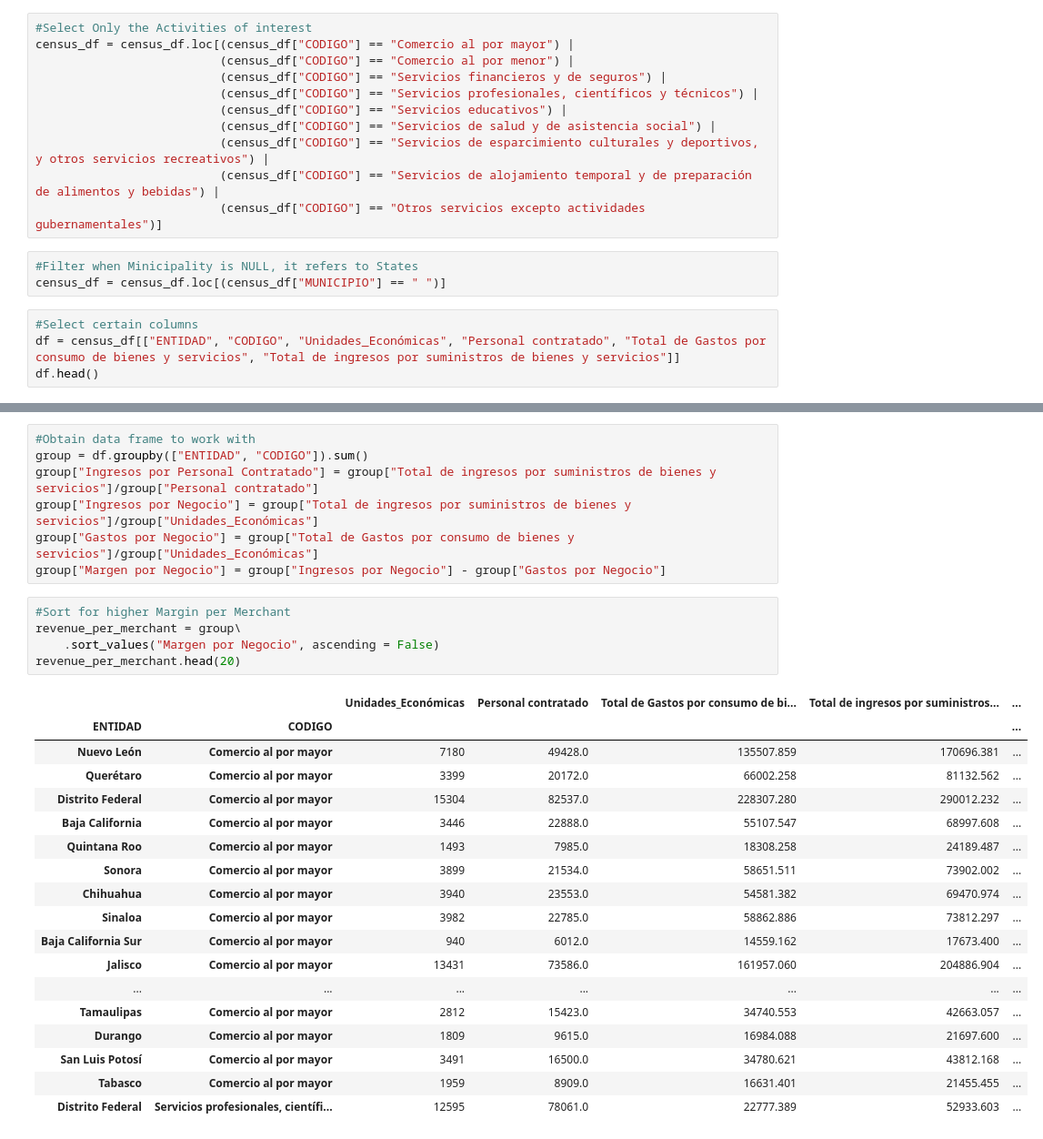
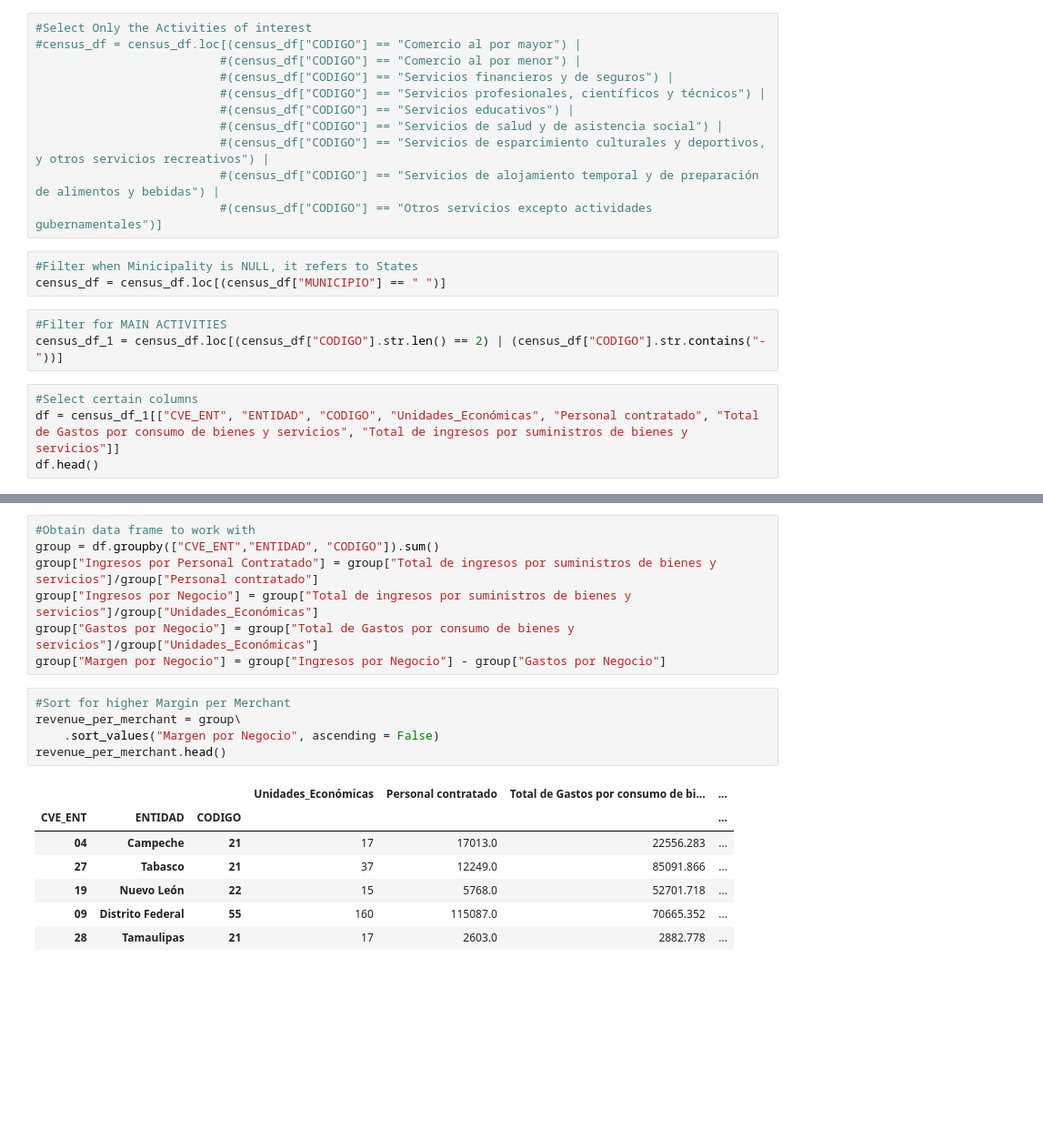
Before and after one commit to damontufar/project1, a Jupyter notebook: data_cleanup/inegi_data_2019.ipynb, the cells around one changed output, grey strips where cells are left out. Shown at 91% size. Drawn from its saved outputs; the diff is of its cells as text; blank space fills up the shorter version.

```diff
--- a/data_cleanup/inegi_data_2019.ipynb
+++ b/data_cleanup/inegi_data_2019.ipynb
@@ -237,19 +246,22 @@ census_df["CODIGO"].replace({
 # %%
 #Select Only the Activities of interest
-census_df = census_df.loc[(census_df["CODIGO"] == "Comercio al por mayor") |
-                          (census_df["CODIGO"] == "Comercio al por menor") |
-                          (census_df["CODIGO"] == "Servicios financieros y de seguros") |
-                          (census_df["CODIGO"] == "Servicios profesionales, científicos y técnicos") |
-                          (census_df["CODIGO"] == "Servicios educativos") |
-                          (census_df["CODIGO"] == "Servicios de salud y de asistencia social") |
-                          (census_df["CODIGO"] == "Servicios de esparcimiento culturales y deportivos, y otros servicios recreativos") |
-                          (census_df["CODIGO"] == "Servicios de alojamiento temporal y de preparación de alimentos y bebidas") |
-                          (census_df["CODIGO"] == "Otros servicios excepto actividades gubernamentales")]
+#census_df = census_df.loc[(census_df["CODIGO"] == "Comercio al por mayor") |
+                          #(census_df["CODIGO"] == "Comercio al por menor") |
+                          #(census_df["CODIGO"] == "Servicios financieros y de seguros") |
+                          #(census_df["CODIGO"] == "Servicios profesionales, científicos y técnicos") |
+                          #(census_df["CODIGO"] == "Servicios educativos") |
+                          #(census_df["CODIGO"] == "Servicios de salud y de asistencia social") |
+                          #(census_df["CODIGO"] == "Servicios de esparcimiento culturales y deportivos, y otros servicios recreativos") |
+                          #(census_df["CODIGO"] == "Servicios de alojamiento temporal y de preparación de alimentos y bebidas") |
+                          #(census_df["CODIGO"] == "Otros servicios excepto actividades gubernamentales")]
 # %%
 #Filter when Minicipality is NULL, it refers to States
 census_df = census_df.loc[(census_df["MUNICIPIO"] == " ")]
+# %%
+#Filter for MAIN ACTIVITIES
+census_df_1 = census_df.loc[(census_df["CODIGO"].str.len() == 2) | (census_df["CODIGO"].str.contains("-"))]
 # %%
 #Select certain columns
-df = census_df[["ENTIDAD", "CODIGO", "Unidades_Económicas", "Personal contratado", "Total de Gastos por consumo de bienes y servicios", "Total de ingresos por suministros de bienes y servicios"]]
+df = census_df_1[["CVE_ENT", "ENTIDAD", "CODIGO", "Unidades_Económicas", "Personal contratado", "Total de Gastos por consumo de bienes y servicios", "Total de ingresos por suministros de bienes y servicios"]]
 df.head()
 # %% [output]
@@ -262,6 +274,6 @@ df.head()
 # %%
 #Obtain data frame to work with
-group = df.groupby(["ENTIDAD", "CODIGO"]).sum()
+group = df.groupby(["CVE_ENT","ENTIDAD", "CODIGO"]).sum()
 group["Ingresos por Personal Contratado"] = group["Total de ingresos por suministros de bienes y servicios"]/group["Personal contratado"]
 group["Ingresos por Negocio"] = group["Total de ingresos por suministros de bienes y servicios"]/group["Unidades_Económicas"]
 group["Gastos por Negocio"] = group["Total de Gastos por consumo de bienes y servicios"]/group["Unidades_Económicas"]
@@ -269,24 +281,13 @@ group["Margen por Negocio"] = group["Ingresos por Negocio"] - group["Gastos por
 # %%
 #Sort for higher Margin per Merchant
 revenue_per_merchant = group\
     .sort_values("Margen por Negocio", ascending = False)
-revenue_per_merchant.head(20)
+revenue_per_merchant.head()
 # %% [output]
-|  |  | Unidades_Económicas | Personal contratado | Total de Gastos por consumo de bi... | Total de ingresos por suministros... | ... |
-| ENTIDAD | CODIGO |  |  |  |  | ... |
-| Nuevo León | Comercio al por mayor | 7180 | 49428.0 | 135507.859 | 170696.381 | ... |
-| Querétaro | Comercio al por mayor | 3399 | 20172.0 | 66002.258 | 81132.562 | ... |
-| Distrito Federal | Comercio al por mayor | 15304 | 82537.0 | 228307.280 | 290012.232 | ... |
-| Baja California | Comercio al por mayor | 3446 | 22888.0 | 55107.547 | 68997.608 | ... |
-| Quintana Roo | Comercio al por mayor | 1493 | 7985.0 | 18308.258 | 24189.487 | ... |
-| Sonora | Comercio al por mayor | 3899 | 21534.0 | 58651.511 | 73902.002 | ... |
-| Chihuahua | Comercio al por mayor | 3940 | 23553.0 | 54581.382 | 69470.974 | ... |
-| Sinaloa | Comercio al por mayor | 3982 | 22785.0 | 58862.886 | 73812.297 | ... |
-| Baja California Sur | Comercio al por mayor | 940 | 6012.0 | 14559.162 | 17673.400 | ... |
-| Jalisco | Comercio al por mayor | 13431 | 73586.0 | 161957.060 | 204886.904 | ... |
-| ... | ... | ... | ... | ... | ... | ... |
-| Tamaulipas | Comercio al por mayor | 2812 | 15423.0 | 34740.553 | 42663.057 | ... |
-| Durango | Comercio al por mayor | 1809 | 9615.0 | 16984.088 | 21697.600 | ... |
-| San Luis Potosí | Comercio al por mayor | 3491 | 16500.0 | 34780.621 | 43812.168 | ... |
-| Tabasco | Comercio al por mayor | 1959 | 8909.0 | 16631.401 | 21455.455 | ... |
-| Distrito Federal | Servicios profesionales, científi... | 12595 | 78061.0 | 22777.389 | 52933.603 | ... |
+|  |  |  | Unidades_Económicas | Personal contratado | Total de Gastos por consumo de bi... | ... |
+| CVE_ENT | ENTIDAD | CODIGO |  |  |  | ... |
+| 04 | Campeche | 21 | 17 | 17013.0 | 22556.283 | ... |
+| 27 | Tabasco | 21 | 37 | 12249.0 | 85091.866 | ... |
+| 19 | Nuevo León | 22 | 15 | 5768.0 | 52701.718 | ... |
+| 09 | Distrito Federal | 55 | 160 | 115087.0 | 70665.352 | ... |
+| 28 | Tamaulipas | 21 | 17 | 2603.0 | 2882.778 | ... |
```
Also changed, not shown: parts of 11 cells of this notebook.
